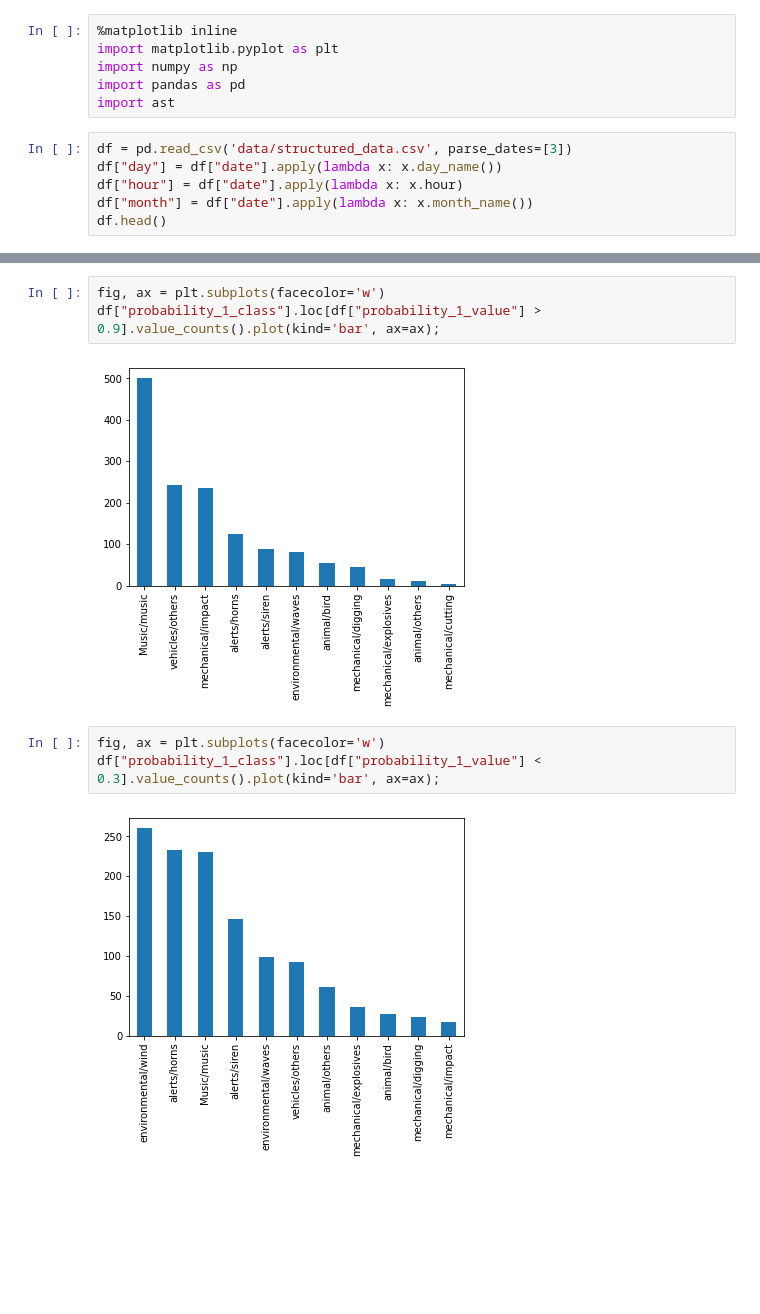
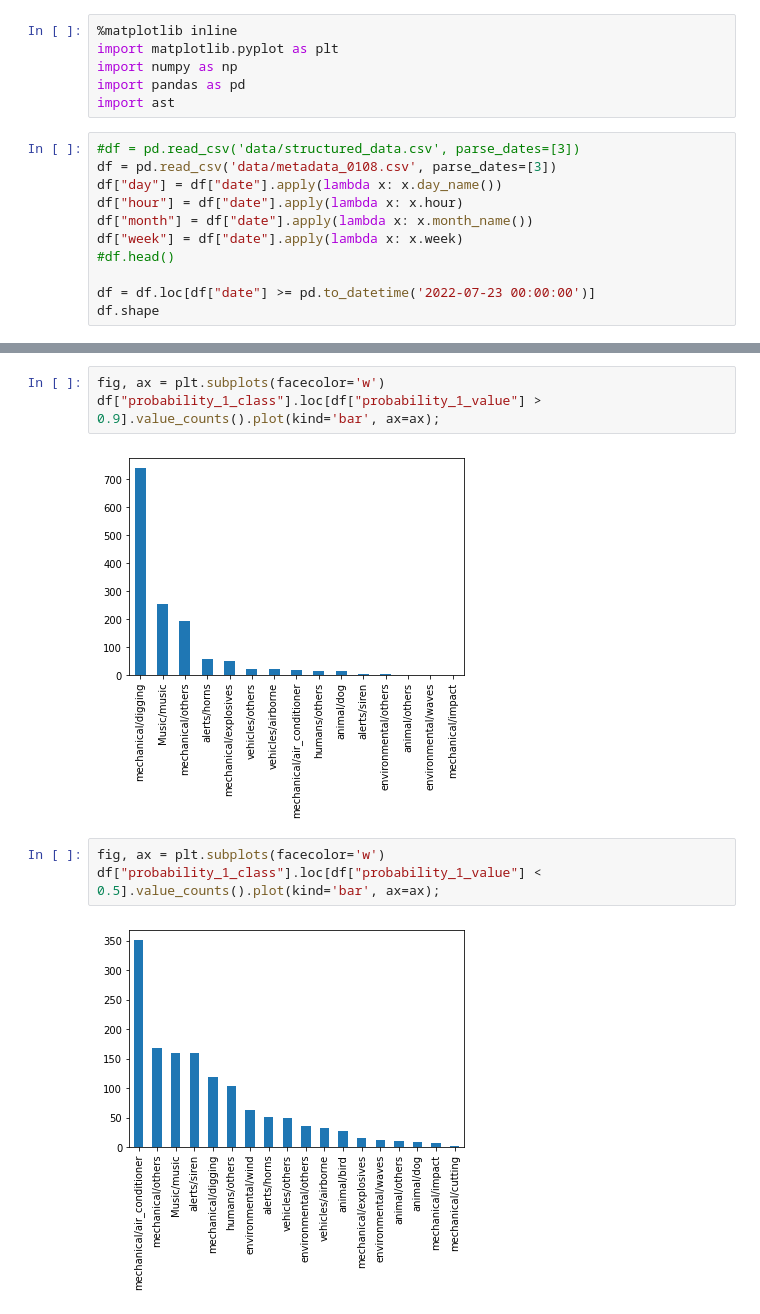
Before and after one commit to FUSA-ROADS/fusa-net-experiments, a Jupyter notebook: notebooks/fusa-stratified-sampling.ipynb, the cells around one changed output, grey strips where cells are left out. Drawn from its saved outputs; the diff is of its cells as text; blank space fills up the shorter version.

Commit message:
update rules for july data

```diff
--- a/notebooks/fusa-stratified-sampling.ipynb
+++ b/notebooks/fusa-stratified-sampling.ipynb
@@ -5,9 +5,14 @@ import numpy as np
 import pandas as pd
 import ast
 # %%
-df = pd.read_csv('data/structured_data.csv', parse_dates=[3])
+#df = pd.read_csv('data/structured_data.csv', parse_dates=[3])
+df = pd.read_csv('data/metadata_0108.csv', parse_dates=[3])
 df["day"] = df["date"].apply(lambda x: x.day_name())
 df["hour"] = df["date"].apply(lambda x: x.hour)
 df["month"] = df["date"].apply(lambda x: x.month_name())
-df.head()
+df["week"] = df["date"].apply(lambda x: x.week)
+#df.head()
+
+df = df.loc[df["date"] >= pd.to_datetime('2022-07-23 00:00:00')]
+df.shape
 # %% [output]
@@ -47,9 +59,9 @@ df["probability_1_value"].hist(ax=ax);
 fig, ax = plt.subplots(facecolor='w')
 df["probability_1_class"].loc[df["probability_1_value"] > 0.9].value_counts().plot(kind='bar', ax=ax);
 # %% [output]
-[figure, old version]
+[figure, new version]
 # %%
 fig, ax = plt.subplots(facecolor='w')
-df["probability_1_class"].loc[df["probability_1_value"] < 0.3].value_counts().plot(kind='bar', ax=ax);
+df["probability_1_class"].loc[df["probability_1_value"] < 0.5].value_counts().plot(kind='bar', ax=ax);
 # %% [output]
-[figure, old version]
+[figure, new version]
```
Also changed, not shown: parts of 21 cells of this notebook.
